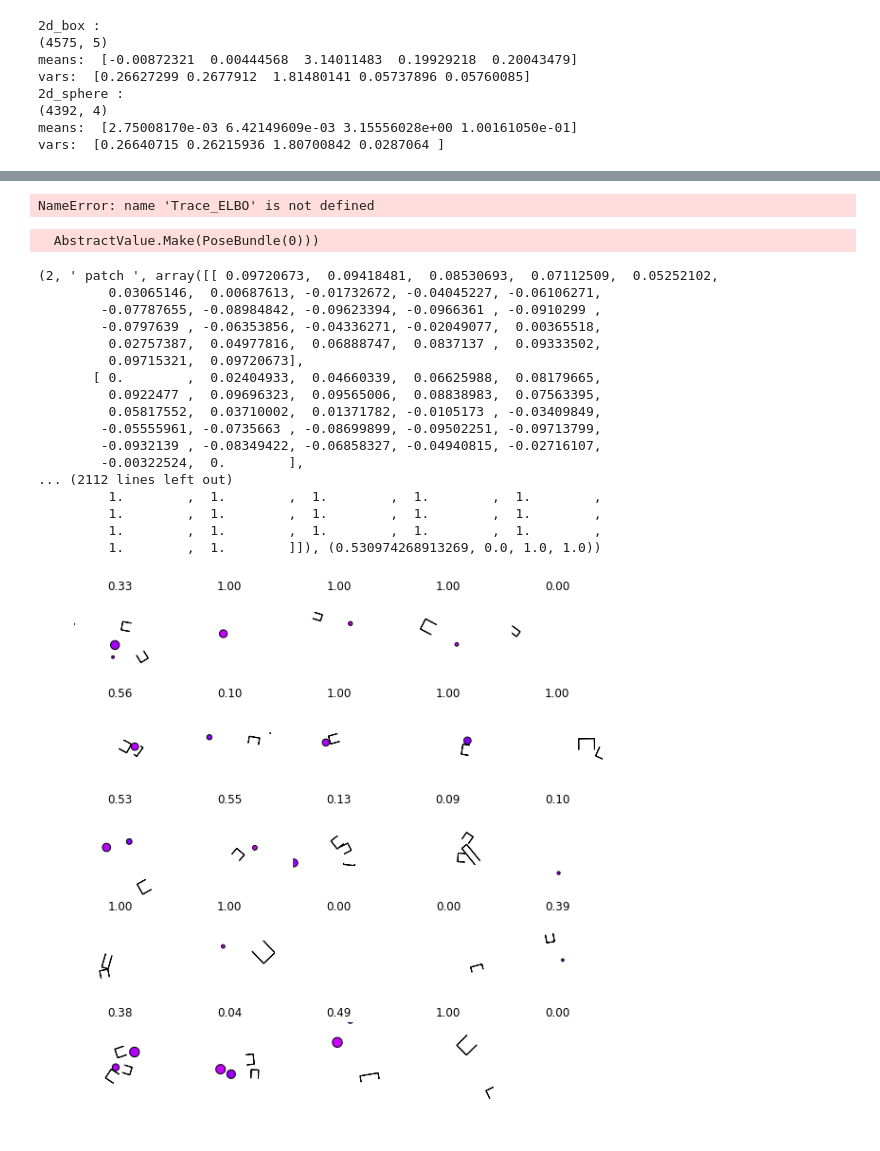
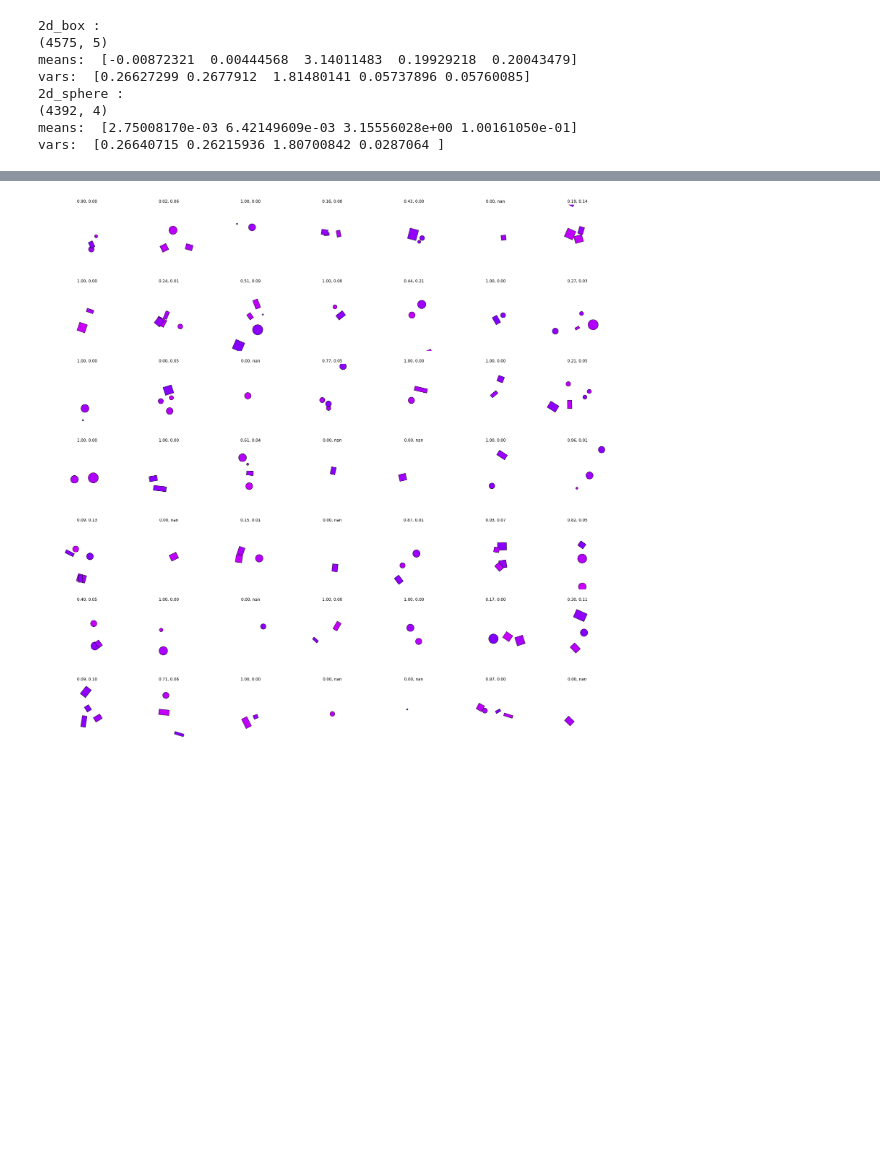
Before and after one commit to gizatt/scene_generation, a Jupyter notebook: notebooks/planar_tabletop/20190314_MBT_Context_Model_Lines.ipynb, the cells around one changed output, grey strips where cells are left out. Drawn from its saved outputs; the diff is of its cells as text; code cells hidden in the pictures; blank space fills up the shorter version.

```diff
--- a/notebooks/planar_tabletop/20190314_MBT_Context_Model_Lines.ipynb
+++ b/notebooks/planar_tabletop/20190314_MBT_Context_Model_Lines.ipynb
@@ -76,6 +111,4 @@ Test batch size:  746
 # %%
-# Rig for SVI, running with AutoDelta, which converges fairly reliably but
-# confuses the variances
 pyro.enable_validation(True)
 
 log_dir = "/home/gizatt/projects/scene_generation/models/runs/pmomc2/planar_tabletop_lines/realproj_context" + datetime.datetime.now().strftime(
@@ -92,8 +125,8 @@ pyro.get_param_store().save("planar_multi_object_multi_class_2_with_context_line
 
 scheduler = pyro.optim.StepLR(
     {"optimizer": torch.optim.Adam,
-     "optim_args": {'lr': 0.01, 'betas': [0.9, 0.99], 'weight_decay': 1E-4},
-      "step_size": 200,
+     "optim_args": {'lr': 0.001, 'betas': [0.9, 0.99], 'weight_decay': 1E-4},
+      "step_size": 300,
       "gamma": 0.1
     })
 elbo = Trace_ELBO(max_plate_nesting=1)
@@ -105,15 +138,20 @@ best_test_loss = np.infty
 cycles_since_improvement = 0
 
 snapshots = {}
-for i in range(1000):
+for i in range(3000):
     start_time = time.time()
-    loss = svi.step(data, subsample_size=200) / data.batch_size
+    loss = svi.step(data, subsample_size=100) / data.batch_size
     losses.append(loss)
     writer.add_scalar('loss', loss, i)
 
-    loss_test = svi.evaluate_loss(data_test, subsample_size=200) / data_test.batch_size
+    loss_test = svi.evaluate_loss(data_test, subsample_size=50) / data_test.batch_size
     losses_test.append(loss_test)
     writer.add_scalar('loss_test', loss_test, i)
+
+    end_time = time.time()
+    if (i % 1 == 0):
+        print("Iter: %d, Loss: %f, Loss_test: %f, Best test loss: %f, Time per step: %f" % (
+            i, loss, loss_test, best_test_loss, end_time - start_time))
 
     if loss_test < best_test_loss:
         pyro.get_param_store().save("best_on_test_save.pyro")
@@ -121,15 +159,9 @@ for i in range(1000):
         cycles_since_improvement = 0
     else:
         cycles_since_improvement += 1
-        if loss_test > 10000 or (i > 300 and cycles_since_improvement > 100):
+        if loss_test > 100000 or (i > 300 and cycles_since_improvement > 300):
             print("Terminating early due to rising test loss")
             break
 
-    #for p in interesting_params:
-    #    write_np_array(writer, p, snapshots[p][-1], i)
-    end_time = time.time()
-    if (i % 1 == 0):
-        print("Iter: %d, Loss: %f, Loss_test: %f, Best test loss: %f, Time per step: %f" % (
-            i, loss, loss_test, best_test_loss, end_time - start_time))
 print "Done"
 # %% [output]
@@ -229,8 +200,8 @@ tensor([-0.0378, -0.0672, -0.1037, -0.0161,  0.0368, -0.0261, -0.1152, -0.1402,
 cycles_since_improvement = 0
 scheduler = pyro.optim.StepLR(
     {"optimizer": torch.optim.Adam,
-     "optim_args": {'lr': 0.0001, 'betas': [0.9, 0.99]},
-      "step_size": 500,
+     "optim_args": {'lr': 0.00001, 'betas': [0.9, 0.99]},
+      "step_size": 200,
       "gamma": 0.1
     })
 elbo = Trace_ELBO(max_plate_nesting=1)
@@ -244,16 +215,16 @@ cycles_since_improvement = 0
 
 for i in range(2000):
     start_time = time.time()
-    loss = svi.step(data, subsample_size=20) / data.batch_size
+    loss = svi.step(data, subsample_size=2000) / data.batch_size
     losses.append(loss)
 #    writer.add_scalar('loss', loss, i)
 
-    loss_test = svi.evaluate_loss(data_test, subsample_size=20) / data_test.batch_size
+    loss_test = svi.evaluate_loss(data_test, subsample_size=500) / data_test.batch_size
     losses_test.append(loss_test)
 #    writer.add_scalar('loss_test', loss_test, i)
 
     if loss_test < best_test_loss:
-        best_on_test_loss = pyro.get_param_store().get_state()
+        pyro.get_param_store().save("best_on_test_save.pyro")
         best_test_loss = loss_test
         cycles_since_improvement = 0
     else:
@@ -319,12 +272,10 @@ optim = pyro.optim.Adam({'lr': 0.01, 'betas': [0.9, 0.99]})
 elbo = Trace_ELBO(max_plate_nesting=1)
 svi = SVI(model.model, model.guide, optim, loss=elbo)
 print("Loaded model evaluated on all of test: ",
-      svi.evaluate_loss(data_test, subsample_size=100) / data_test.batch_size)
+      svi.evaluate_loss(data_test, subsample_size=500) / data_test.batch_size)
 
 print(model.class_flows[1][4].arn)
 pyro.param("class_1_flow_4$$$arn.layers.0.bias")
-# %% [output]
-NameError: name 'Trace_ELBO' is not defined
 # %%
 # Convert that data back to a YAML environment, which is easier to
 # handle.
@@ -343,40 +294,23 @@ for i in range(10):
 # %%
 # Convert that data back to a YAML environment, which is easier to
 # handle.
 import scipy.stats
-side_width = 5
+side_width = 7
 generated_data, generated_encodings, generated_contexts = model.model()
 scene_yaml = scenes_dataset.convert_vectorized_environment_to_yaml(
     generated_data)
-plt.figure().set_size_inches(10, 10)
+plt.figure().set_size_inches(30, 30)
 for k in range(side_width):
     for l in range(side_width):
         plt.subplot(side_width, side_width, k*side_width+l+1)
         scene = scene_yaml[k*side_width+l+1]
         dataset_utils.DrawYamlEnvironmentPlanar(scene, "planar_tabletop", ax=plt.gca())
         x = np.vstack(scene["obj_%04d" % k]["pose"][0:2] for k in range(scene["n_objects"]))
         slope, intercept, rvalue, pvalue, stderr = scipy.stats.linregress(x[:, 0], x[:, 1])
-        plt.gca().set_title("%2.2f" % rvalue**2)
+        avg_err = np.mean(np.square(x[:, 1] - (intercept + slope*x[:, 0])))
+        plt.gca().set_title("%2.2f, %2.2f" % (rvalue**2, avg_err))
 # %% [output]
-  AbstractValue.Make(PoseBundle(0)))
-(2, ' patch ', array([[ 0.09720673,  0.09418481,  0.08530693,  0.07112509,  0.05252102,
-         0.03065146,  0.00687613, -0.01732672, -0.04045227, -0.06106271,
-        -0.07787655, -0.08984842, -0.09623394, -0.0966361 , -0.0910299 ,
-        -0.0797639 , -0.06353856, -0.04336271, -0.02049077,  0.00365518,
-         0.02757387,  0.04977816,  0.06888747,  0.0837137 ,  0.09333502,
-         0.09715321,  0.09720673],
-       [ 0.        ,  0.02404933,  0.04660339,  0.06625988,  0.08179665,
-         0.0922477 ,  0.09696323,  0.09565006,  0.08838983,  0.07563395,
-         0.05817552,  0.03710002,  0.01371782, -0.0105173 , -0.03409849,
-        -0.05555961, -0.0735663 , -0.08699899, -0.09502251, -0.09713799,
-        -0.0932139 , -0.08349422, -0.06858327, -0.04940815, -0.02716107,
-        -0.00322524,  0.        ],
-... (2112 lines left out)
-         1.        ,  1.        ,  1.        ,  1.        ,  1.        ,
-         1.        ,  1.        ,  1.        ,  1.        ,  1.        ,
-         1.        ,  1.        ,  1.        ,  1.        ,  1.        ,
-         1.        ,  1.        ]]), (0.530974268913269, 0.0, 1.0, 1.0))
-[figure, old version]
+[figure, new version]
 # %%
 # Convert that data back to a YAML environment, which is easier to
 # handle.
```
Also changed, not shown: parts of 13 cells of this notebook, 1 other file.
